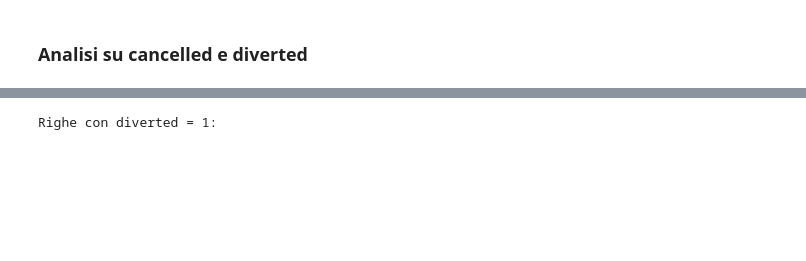
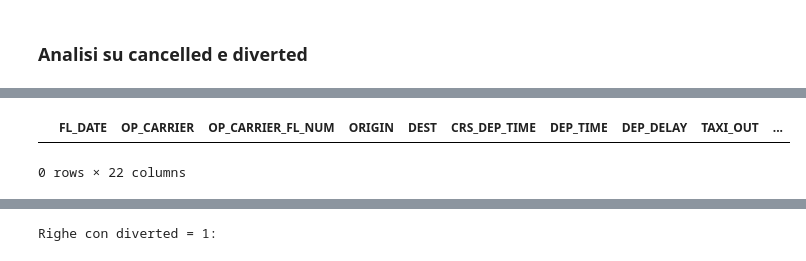
Before and after one commit to Walter-Di-Sabatino/Time-Series-Data-Science-Project, a Jupyter notebook: ETL_analysis.ipynb, the cells around one changed output, grey strips where cells are left out. Cells and saved outputs as stored; diff of their text form; code cells hidden in the pictures; blank space fills up the shorter version.

```diff
--- a/ETL_analysis.ipynb
+++ b/ETL_analysis.ipynb
@@ -303,6 +190,6 @@ Il dataset contiene 135435776 elementi
 # %%
 # Stampa e elimina le colonne
-df = df.drop(columns='Unnamed: 27')
+df = df.drop(columns=['Unnamed: 27'] + delay_columns)
 # %% [markdown]
 ### Analisi su cancelled e diverted
 # %%
@@ -316,3 +237,14 @@ print(percentuali)
+# %%
+# Filtra il dataframe per le righe in cui 'CANCELLED' è 1 e 'ARR_DELAY' non è NaN
+righe_filtrate = df[(df['CANCELLED'] == 1.0) & (df['ARR_DELAY'].notna())]
+
+# Stampa le righe filtrate
+righe_filtrate
+
+# LE COLONNE CHE SOPRA HANNO 1870 SONO TUTTI SETTATI A NAN
+# %% [output]
+|  | FL_DATE | OP_CARRIER | OP_CARRIER_FL_NUM | ORIGIN | DEST | CRS_DEP_TIME | DEP_TIME | DEP_DELAY | TAXI_OUT | ... |
+0 rows × 22 columns
 # %%
 # Filtra le righe dove "CANCELLED" è 1 e visualizza solo la colonna "CANCELLATION_CODE"
 righe_canceled_1 = df.loc[df['CANCELLED'] == 1, 'CANCELLATION_CODE']
```
Also changed, not shown: parts of 23 cells of this notebook.
